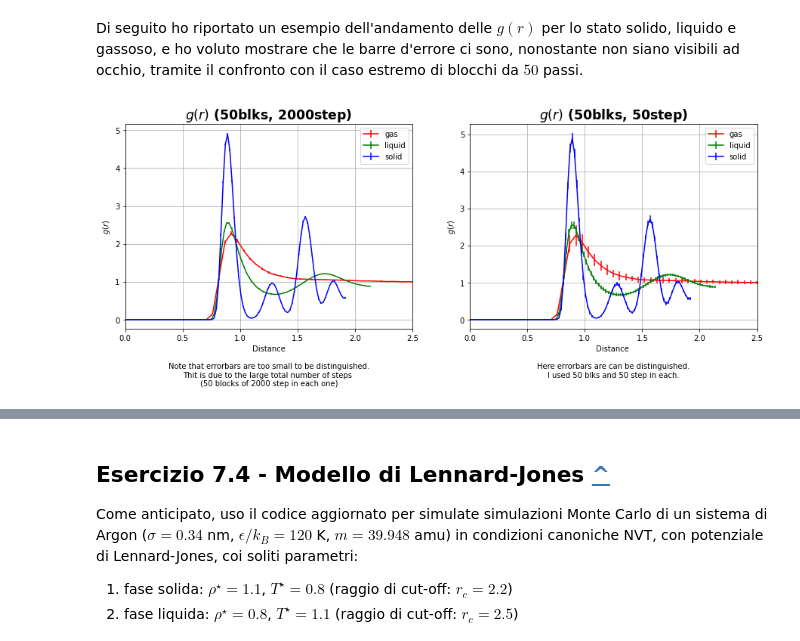
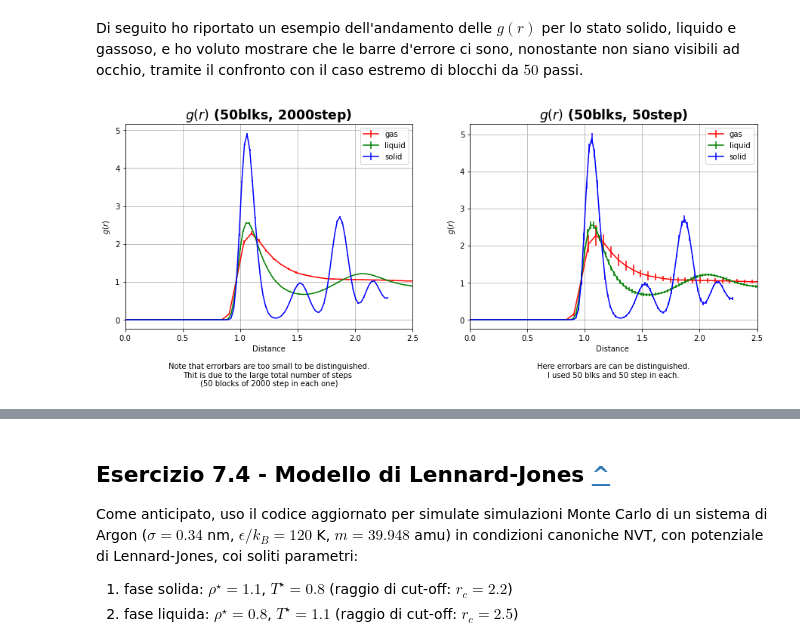
Before and after one commit to martinozanetti/LSN-Martino-Zanetti, a Jupyter notebook: 07-ok/my-07.ipynb, the cells around one changed output, grey strips where cells are left out. Drawn from its saved outputs; the diff is of its cells as text; code cells hidden in the pictures.

```diff
--- a/07-ok/my-07.ipynb
+++ b/07-ok/my-07.ipynb
@@ -320,6 +320,10 @@ La media finale con incertezza statistica è stata calcolata direttamente negli
 Di seguito ho riportato un esempio dell'andamento delle $g(r)$ per lo stato solido, liquido e gassoso, e ho voluto mostrare che le barre d'errore ci sono, nonostante non siano visibili ad occhio, tramite il confronto con il caso estremo di blocchi da $50$ passi.
 # %%
 # i have a file with block averages, without errors. In this script i average over them and let python compute the error as std
+
+import matplotlib
+import matplotlib.pyplot as plt
+import numpy as np
 
 cap1 = ("\n\nNote that errorbars are too small to be distinguished.\n"
       "Thit is due to the large total number of steps \n"
@@ -334,39 +338,40 @@ x=np.arange(0,ng)
 
 # box scaling
 rho = [0.05, 0.8, 1.1]
+npart = 108
 L = [0.0,0.0,0.0]
 for i in range(3):
-    L[i] = rho[i]**(-1/3)/50
+    L[i] = ((rho[i]/npart)**(-1/3))/200
 
 fig=plt.figure(figsize=(15, 5))
 
 for i in range(0,3):
 
     plt.subplot(1,2,1)
     gdr = np.loadtxt("ex7-MDNVE_MCNVT/MC/"+phase[i]+"/output_gdr.dat", usecols=range(0,100), unpack='true', max_rows=ng)
     y = np.mean(gdr, axis=1)
     err = np.std(gdr, axis=1)
     plt.errorbar(x*L[i], y, err, marker='', label=phase[i], color = colors[i])
     plt.title('$g(r)$ (50blks, 2000step)', size='xx-large', weight='bold')
     plt.ylabel('$g(r)$')
     plt.xlabel('Distance'+cap1)
     plt.grid(True)
     plt.legend()
     plt.xlim(0,2.5)
 
     plt.subplot(1,2,2)
     gdr2 = np.loadtxt("ex7-MDNVE_MCNVT/MC50/"+phase[i]+"/output_gdr.dat", usecols=range(0,100), unpack='true', max_rows=ng)
     y2 = np.mean(gdr2, axis=1)
     err2 = np.std(gdr2, axis=1)
     plt.errorbar(x*L[i], y, err2, marker='', label=phase[i], color = colors[i])
     plt.title('$g(r)$ (50blks, 50step)', size='xx-large', weight='bold')
     plt.ylabel('$g(r)$')
     plt.xlabel('Distance '+cap2)
     plt.grid(True)
     plt.legend()
     plt.xlim(0,2.5)
 
 
 plt.show()
 # %% [output]
-[figure, old version]
+[figure, new version]
```
Also changed, not shown: parts of 4 cells of this notebook.
